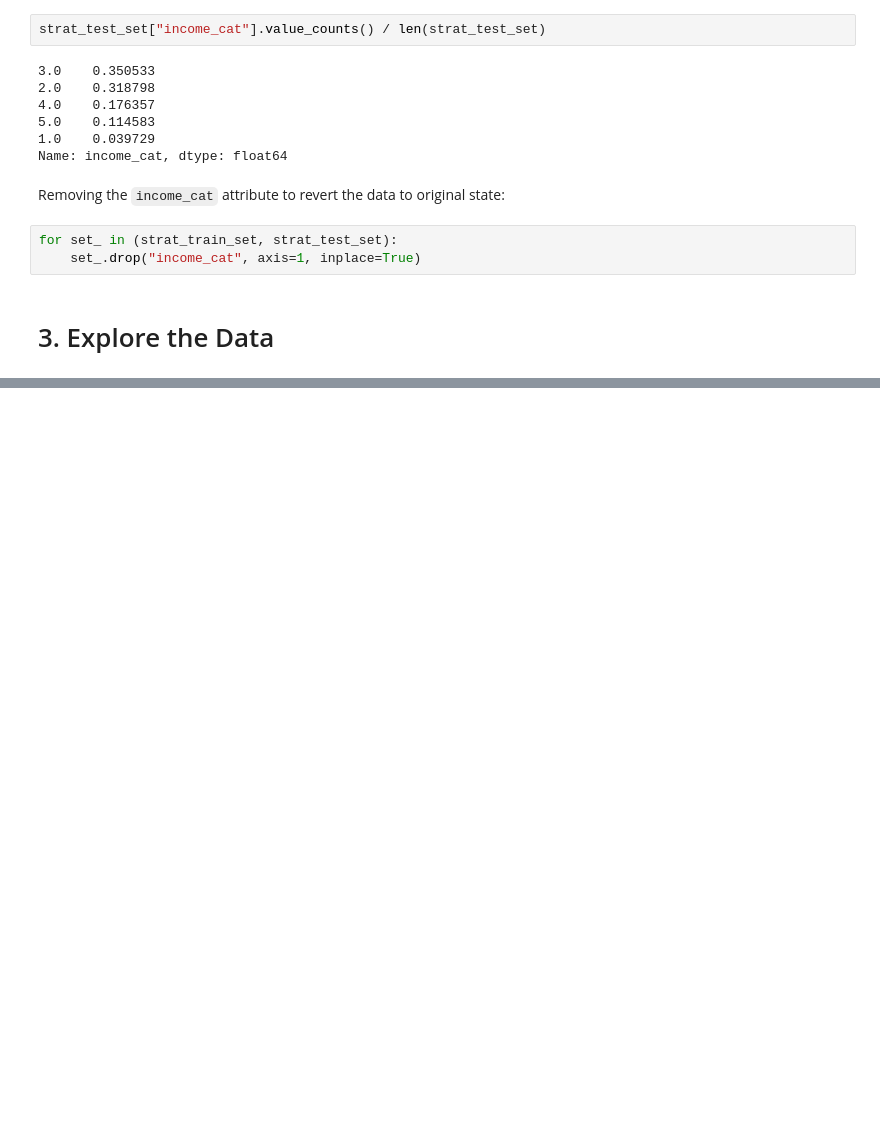
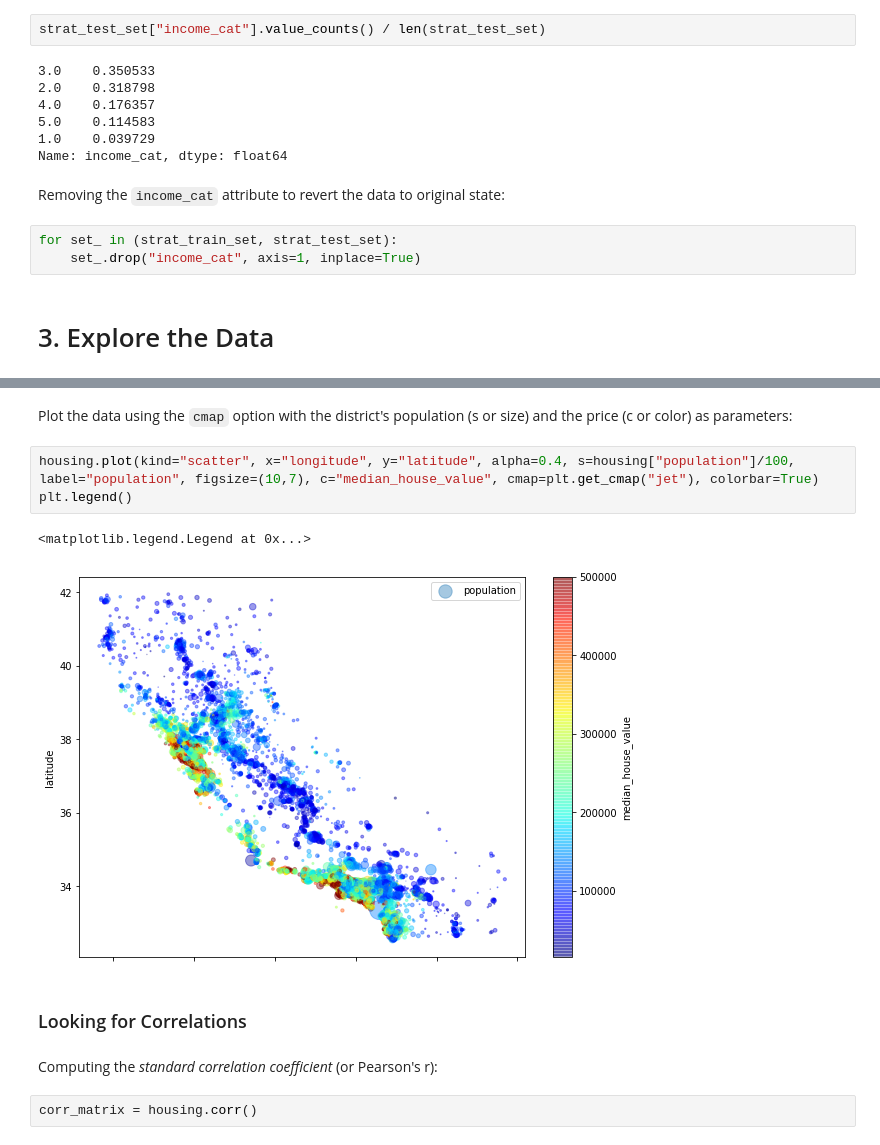
Before and after one commit to rgaquino/handson-ml-study, a Jupyter notebook: chapter_02.ipynb, the cells around one changed output, grey strips where cells are left out. Drawn from its saved outputs; the diff is of its cells as text; blank space fills up the shorter version.

Commit message:
Explore and prepare the data.

```diff
--- a/chapter_02.ipynb
+++ b/chapter_02.ipynb
@@ -137,0 +152,14 @@ for set_ in (strat_train_set, strat_test_set):
+# %% [markdown]
+Plot the data using the ``cmap`` option with the district's population (s or size) and the price (c or color) as parameters:
+# %%
+housing.plot(kind="scatter", x="longitude", y="latitude", alpha=0.4, s=housing["population"]/100, label="population", figsize=(10,7), c="median_house_value", cmap=plt.get_cmap("jet"), colorbar=True)
+plt.legend()
+# %% [output]
+<matplotlib.legend.Legend at 0x...>
+[figure, added]
+# %% [markdown]
+### Looking for Correlations
+# %% [markdown]
+Computing the _standard correlation coefficient_ (or Pearson's r):
+# %%
+corr_matrix = housing.corr()
```
Also changed, not shown: parts of 52 cells of this notebook.
